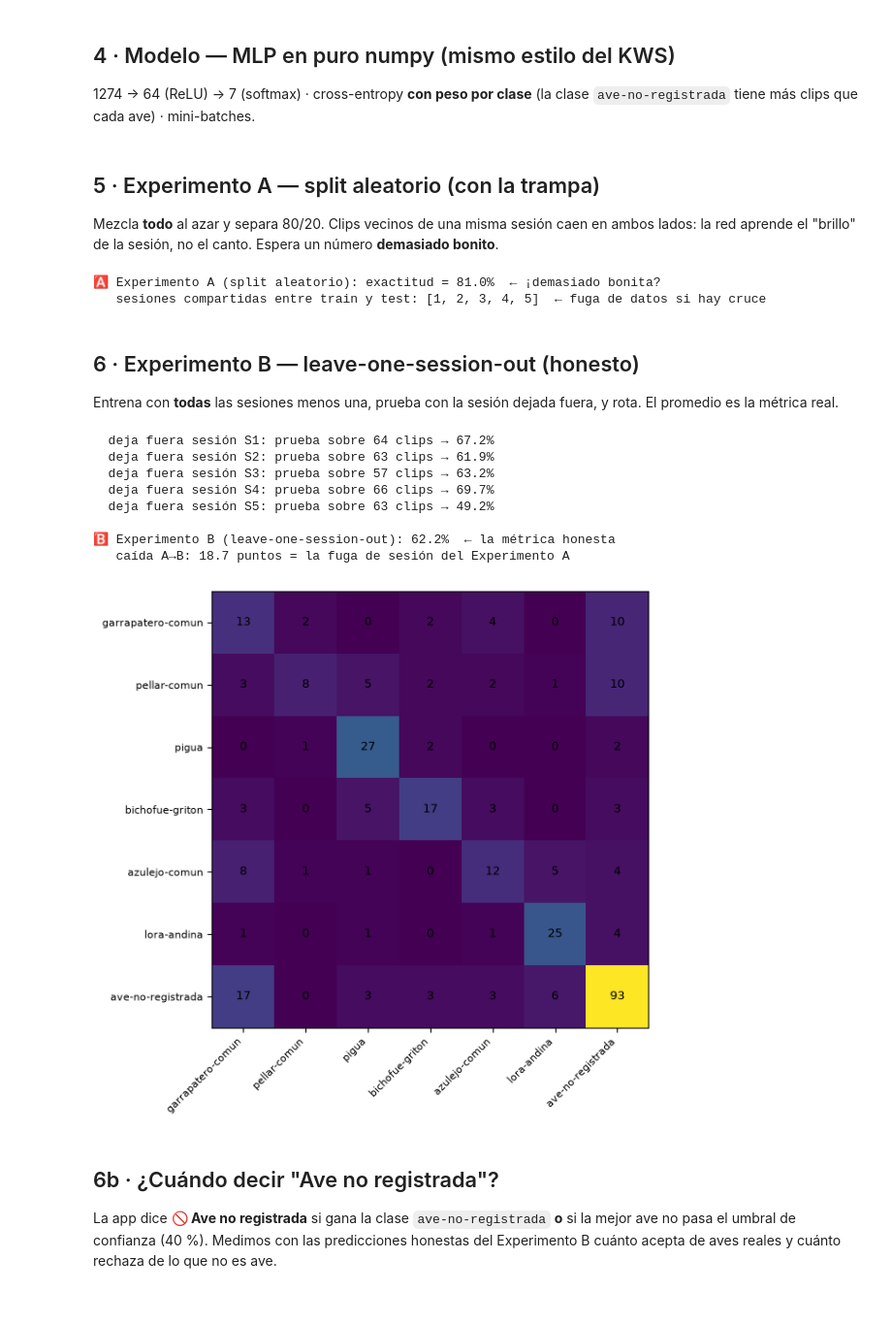
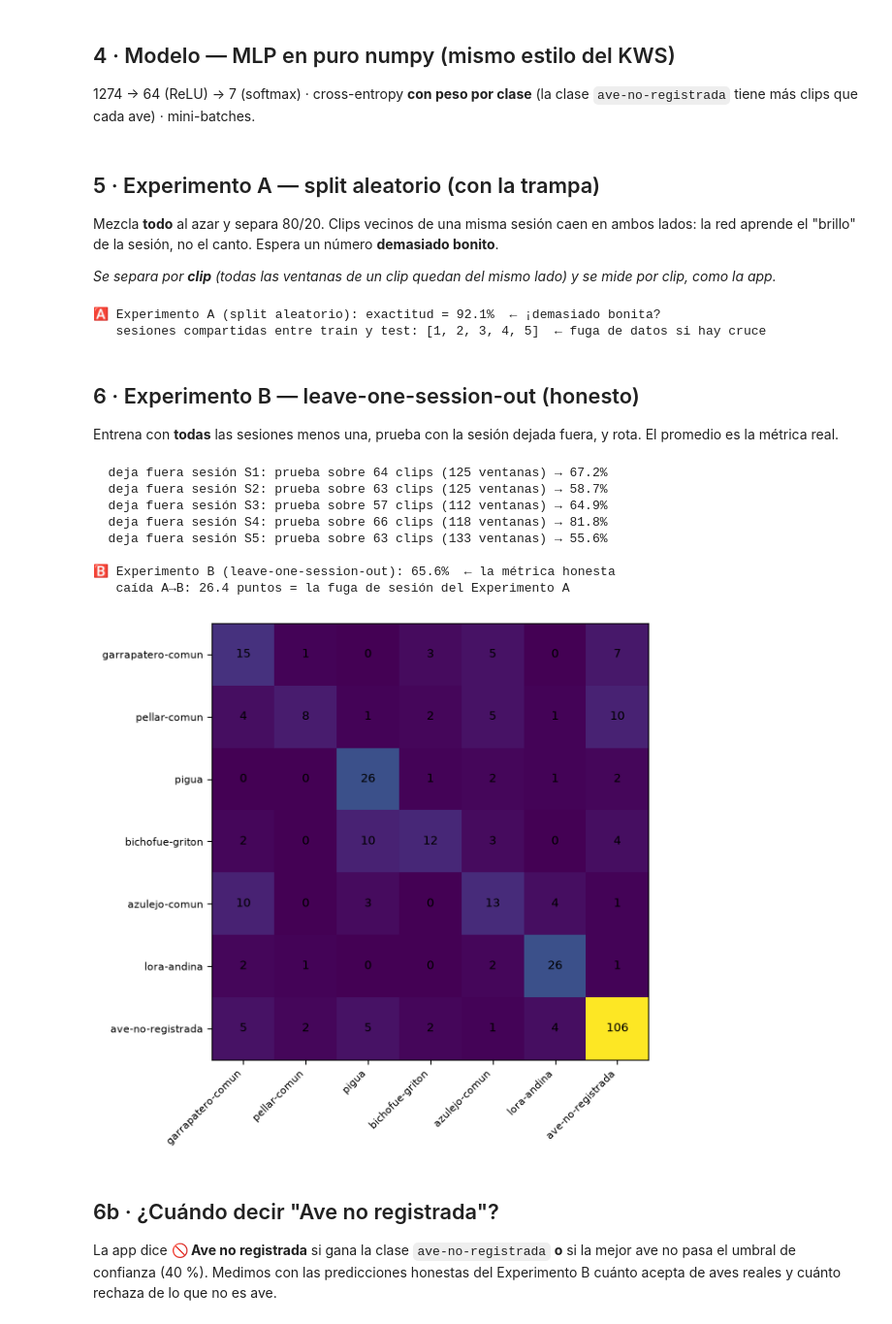
Before and after one commit to santa250613/miniproyecto2_tinyml, a Jupyter notebook: notebooks/02_entrenamiento_aves.ipynb, the cells around one changed output. Shown at 97% size. Drawn from its saved outputs; the diff is of its cells as text; code cells hidden in the pictures.

```diff
--- a/notebooks/02_entrenamiento_aves.ipynb
+++ b/notebooks/02_entrenamiento_aves.ipynb
@@ -216,12 +241,19 @@ def entrenar(m, Xtr, ytr, epocas=60, bs=16, lr=1e-2, semilla=0):
         hist.append((ep, float(plog)))
     return hist
 
+def probs_por_clip(m, Fw, clips):
+    """Como la app: promedia las probabilidades de las ventanas de cada clip."""
+    p, _ = forward(m, Fw); u = np.unique(clips)
+    return u, np.stack([p[clips == c].mean(0) for c in u])
+
 def exactitud(m, X, y):
     p, _ = forward(m, X)
     return float((p.argmax(1) == y).mean()), p
 # %% [markdown]
 ## 5 · Experimento A — split aleatorio (con la trampa)
 Mezcla **todo** al azar y separa 80/20. Clips vecinos de una misma sesión caen en ambos lados: la red aprende el "brillo" de la sesión, no el canto. Espera un número **demasiado bonito**.
+
+*Se separa por **clip** (todas las ventanas de un clip quedan del mismo lado) y se mide por clip, como la app.*
 # %%
 def media_desv(F):
     mu, sd = F.mean(0), F.std(0) + 1e-6
@@ -231,18 +263,20 @@ def media_desv(F):
     return mu, sd
 
 rng = np.random.default_rng(0)
-idx = rng.permutation(len(F)); n_tr = int(.8*len(F))
-trA, teA = idx[:n_tr], idx[n_tr:]
-mu, sd = media_desv(F[trA])
+idx = rng.permutation(len(AUDIOS)); n_tr = int(.8*len(AUDIOS))
+trA, teA = idx[:n_tr], idx[n_tr:]                    # índices de CLIPS
+wtr, wte = np.isin(clip_de, trA), np.isin(clip_de, teA)
+mu, sd = media_desv(F[wtr])
 mA = inicializar(semilla=1)
-histA = entrenar(mA, (F[trA]-mu)/sd, y[trA])
-accA, _ = exactitud(mA, (F[teA]-mu)/sd, y[teA])
+histA = entrenar(mA, (F[wtr]-mu)/sd, yW[wtr])
+uA, pA = probs_por_clip(mA, (F[wte]-mu)/sd, clip_de[wte])
+accA = float((pA.argmax(1) == y[uA]).mean())
 print(f'🅰️ Experimento A (split aleatorio): exactitud = {accA*100:.1f}%  ← ¡demasiado bonita?')
 # ¿de qué sesiones viene el test? → fuga
 ses_tr, ses_te = set(sesiones[trA].tolist()), set(sesiones[teA].tolist())
 print(f'   sesiones compartidas entre train y test: {sorted(ses_tr & ses_te)}  ← fuga de datos si hay cruce')
 # %% [output]
-🅰️ Experimento A (split aleatorio): exactitud = 81.0%  ← ¡demasiado bonita?
+🅰️ Experimento A (split aleatorio): exactitud = 92.1%  ← ¡demasiado bonita?
    sesiones compartidas entre train y test: [1, 2, 3, 4, 5]  ← fuga de datos si hay cruce
 # %% [markdown]
 ## 6 · Experimento B — leave-one-session-out (honesto)
@@ -250,39 +284,39 @@ Entrena con **todas** las sesiones menos una, prueba con la sesión dejada fuera
 # %%
 sesiones_unicas = sorted(set(sesiones.tolist()))
 accs, matrices = [], np.zeros((len(CLASES), len(CLASES)), int)
 probsB, yB = [], []   # para medir el umbral de la app
 for s_out in sesiones_unicas:
-    tr, te = sesiones != s_out, sesiones == s_out
+    tr, te = sesW != s_out, sesW == s_out                # ventanas
     mu, sd = media_desv(F[tr])
     mB = inicializar(semilla=1)
-    entrenar(mB, (F[tr]-mu)/sd, y[tr])
-    acc, p = exactitud(mB, (F[te]-mu)/sd, y[te])
+    entrenar(mB, (F[tr]-mu)/sd, yW[tr])
+    u, p = probs_por_clip(mB, (F[te]-mu)/sd, clip_de[te])   # evaluación POR CLIP, como la app
+    yt = y[u]; pred = p.argmax(1); acc = float((pred == yt).mean())
     accs.append(acc)
-    probsB.append(p); yB.append(y[te])
-    pred = p.argmax(1)
-    for t, pr in zip(y[te], pred): matrices[t, pr] += 1
-    print(f'  deja fuera sesión S{s_out}: prueba sobre {int(te.sum())} clips → {acc*100:.1f}%')
+    probsB.append(p); yB.append(yt)
+    for t, pr in zip(yt, pred): matrices[t, pr] += 1
+    print(f'  deja fuera sesión S{s_out}: prueba sobre {len(u)} clips ({int(te.sum())} ventanas) → {acc*100:.1f}%')
 accB = float(np.mean(accs))
 print(f'\n🅱️ Experimento B (leave-one-session-out): {accB*100:.1f}%  ← la métrica honesta')
 print(f'   caída A→B: {(accA-accB)*100:.1f} puntos = la fuga de sesión del Experimento A')
 
 fig, ax = plt.subplots(figsize=(7,6))
 K = len(CLASES)
 im = ax.imshow(matrices); ax.set_xticks(range(K), CLASES, rotation=45, ha='right', fontsize=8)
 ax.set_yticks(range(K), CLASES, fontsize=8)
 for i in range(K):
     for j in range(K): ax.text(j, i, matrices[i,j], ha='center', va='center', fontsize=9)
 plt.tight_layout(); plt.savefig('matriz_confusion_B.png', dpi=110)
 # %% [output]
-  deja fuera sesión S1: prueba sobre 64 clips → 67.2%
-  deja fuera sesión S2: prueba sobre 63 clips → 61.9%
-  deja fuera sesión S3: prueba sobre 57 clips → 63.2%
-  deja fuera sesión S4: prueba sobre 66 clips → 69.7%
-  deja fuera sesión S5: prueba sobre 63 clips → 49.2%
+  deja fuera sesión S1: prueba sobre 64 clips (125 ventanas) → 67.2%
+  deja fuera sesión S2: prueba sobre 63 clips (125 ventanas) → 58.7%
+  deja fuera sesión S3: prueba sobre 57 clips (112 ventanas) → 64.9%
+  deja fuera sesión S4: prueba sobre 66 clips (118 ventanas) → 81.8%
+  deja fuera sesión S5: prueba sobre 63 clips (133 ventanas) → 55.6%
 
-🅱️ Experimento B (leave-one-session-out): 62.2%  ← la métrica honesta
-   caída A→B: 18.7 puntos = la fuga de sesión del Experimento A
+🅱️ Experimento B (leave-one-session-out): 65.6%  ← la métrica honesta
+   caída A→B: 26.4 puntos = la fuga de sesión del Experimento A
-[figure, old version]
+[figure, new version]
 # %% [markdown]
 ## 6b · ¿Cuándo decir "Ave no registrada"?
 La app dice **🚫 Ave no registrada** si gana la clase `ave-no-registrada` **o** si la mejor ave no pasa el umbral de confianza (40 %). Medimos con las predicciones honestas del Experimento B cuánto acepta de aves reales y cuánto rechaza de lo que no es ave.
```
Also changed, not shown: parts of 5 cells of this notebook, 3 other files.
